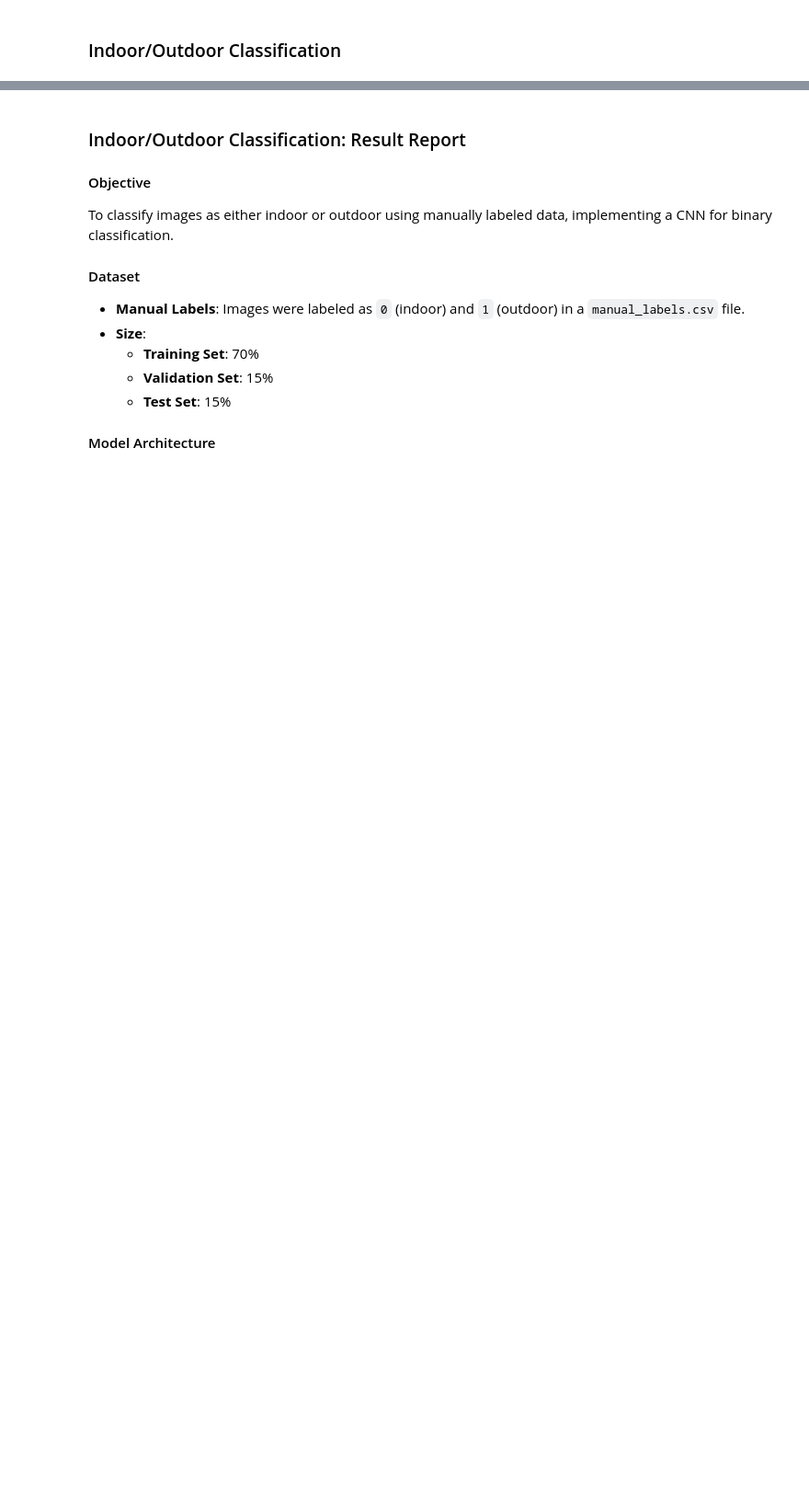
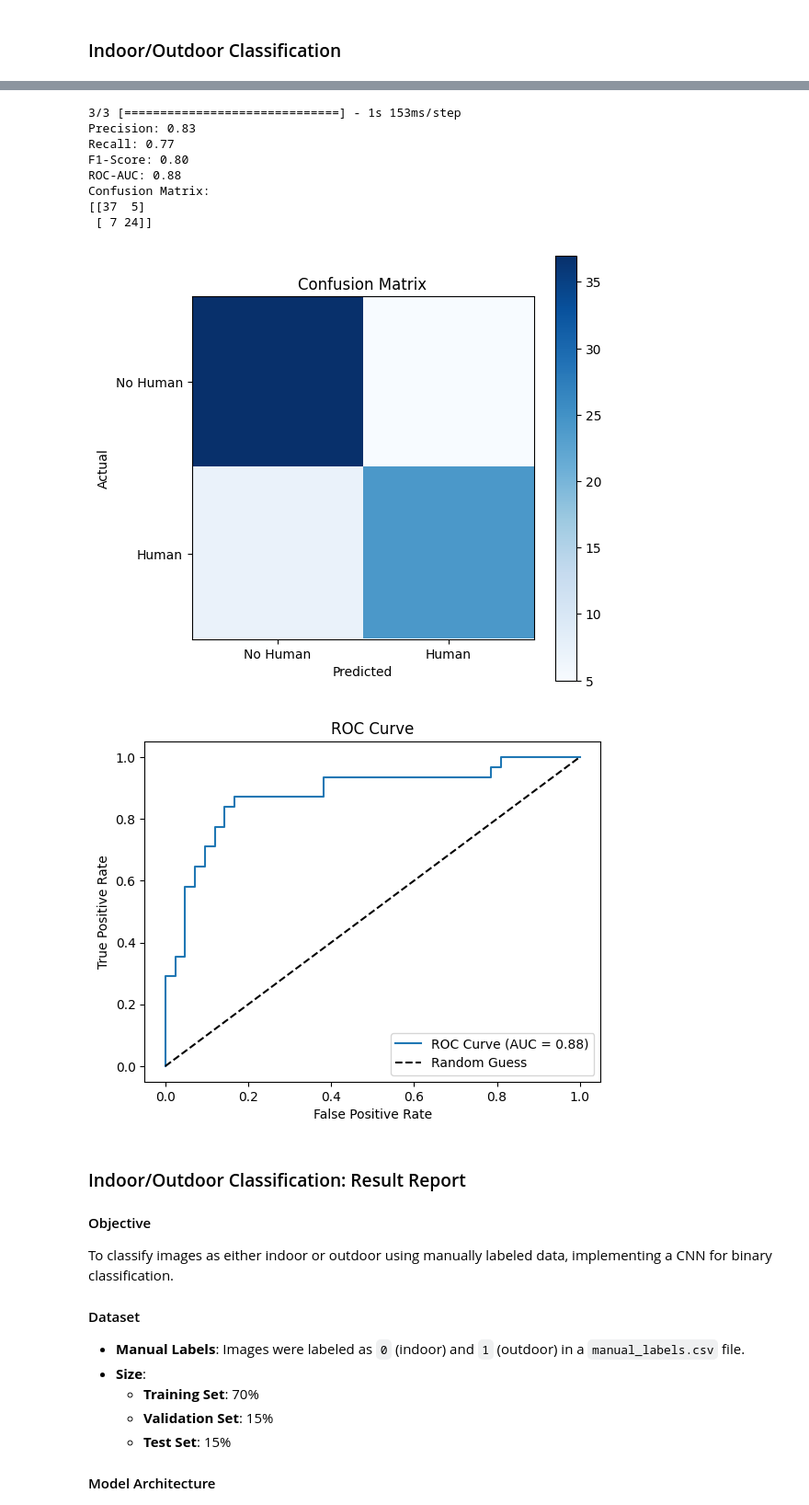
Before and after one commit to BosieAkUSD/visionnet-human-detection, a Jupyter notebook: models/alexNet/human_detection_alexnet.ipynb, the cells around one changed output, grey strips where cells are left out. Shown at 92% size. Saved outputs shown, nothing was run; the diff lists cells and outputs as text; code cells hidden in the pictures; blank space fills up the shorter version.

Commit message:
adding eval metrics

```diff
--- a/models/alexNet/human_detection_alexnet.ipynb
+++ b/models/alexNet/human_detection_alexnet.ipynb
@@ -625,4 +625,60 @@ Epoch 5/5
 Test Accuracy: 0.835616409778595
+# %%
+from sklearn.metrics import precision_score, recall_score, f1_score, confusion_matrix, roc_auc_score, roc_curve
+import matplotlib.pyplot as plt
+import numpy as np
+
+# Generate predictions (for binary classification, use a threshold of 0.5)
+y_pred_probs = model.predict(X_test)  # Predicted probabilities
+y_pred = (y_pred_probs > 0.5).astype("int32")  # Convert probabilities to class predictions
+
+# Compute Metrics
+precision = precision_score(y_test, y_pred)
+recall = recall_score(y_test, y_pred)
+f1 = f1_score(y_test, y_pred)
+conf_matrix = confusion_matrix(y_test, y_pred)
+roc_auc = roc_auc_score(y_test, y_pred_probs)
+
+# Display Metrics
+print(f"Precision: {precision:.2f}")
+print(f"Recall: {recall:.2f}")
+print(f"F1-Score: {f1:.2f}")
+print(f"ROC-AUC: {roc_auc:.2f}")
+print("Confusion Matrix:")
+print(conf_matrix)
+
+# Plot Confusion Matrix
+plt.figure(figsize=(6, 6))
+plt.imshow(conf_matrix, cmap='Blues')
+plt.title("Confusion Matrix")
+plt.colorbar()
+plt.xticks([0, 1], ['No Human', 'Human'])
+plt.yticks([0, 1], ['No Human', 'Human'])
+plt.xlabel("Predicted")
+plt.ylabel("Actual")
+plt.show()
+
+# Plot ROC Curve
+fpr, tpr, _ = roc_curve(y_test, y_pred_probs)
+plt.figure()
+plt.plot(fpr, tpr, label=f'ROC Curve (AUC = {roc_auc:.2f})')
+plt.plot([0, 1], [0, 1], 'k--', label='Random Guess')
+plt.xlabel('False Positive Rate')
+plt.ylabel('True Positive Rate')
+plt.title('ROC Curve')
+plt.legend()
+plt.show()
+# %% [output]
+3/3 [==============================] - 1s 153ms/step
+Precision: 0.83
+Recall: 0.77
+F1-Score: 0.80
+ROC-AUC: 0.88
+Confusion Matrix:
+[[37  5]
+ [ 7 24]]
+[figure, added]
+[figure, added]
 # %% [markdown]
 
 ### Indoor/Outdoor Classification: Result Report
```
Also changed, not shown: parts of 6 cells of this notebook.
